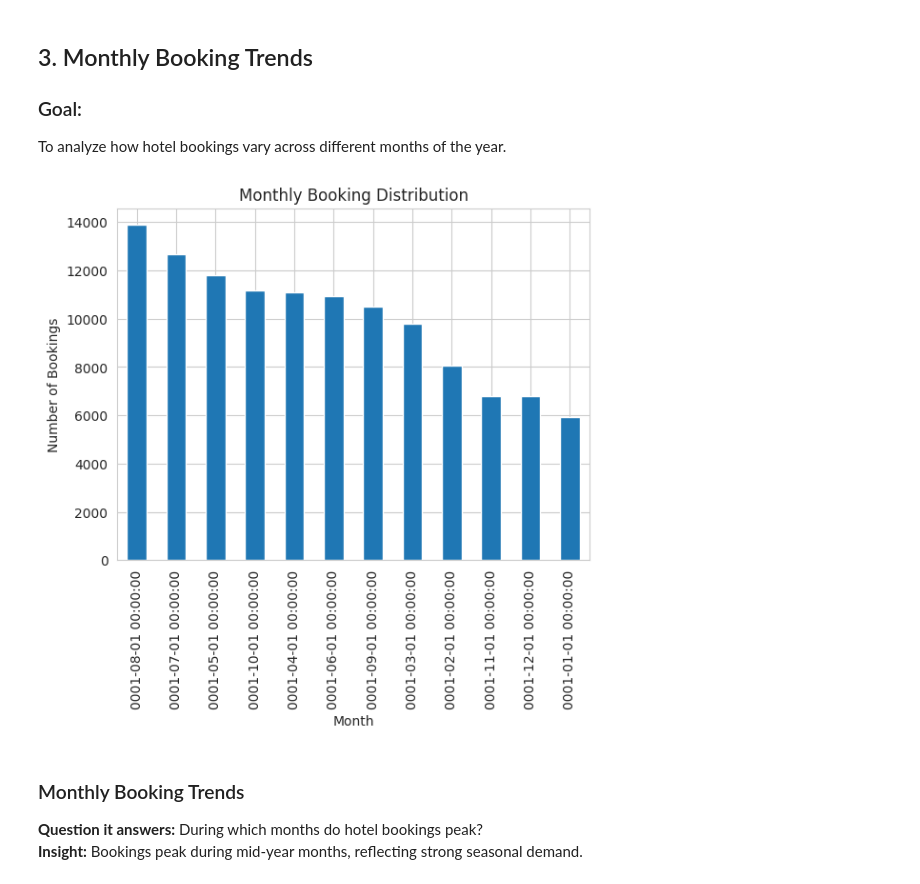
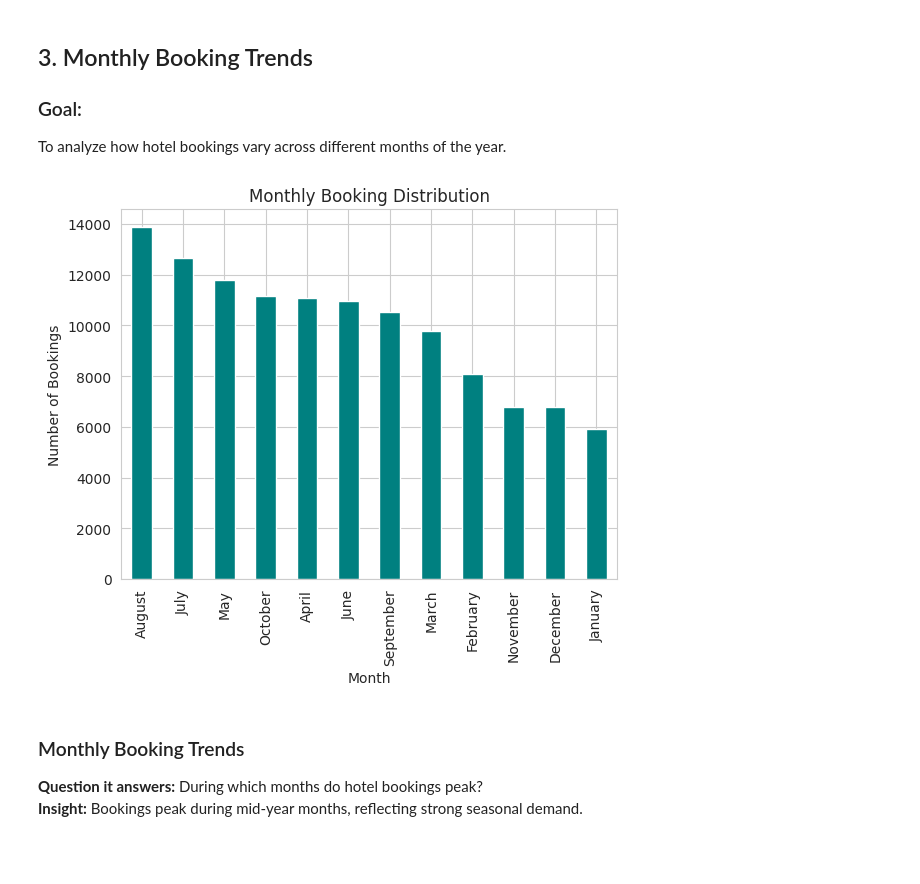
Before and after one commit to meermusaib20/Data_Science_Internship, a Jupyter notebook: Week_2_foundations/Project_1/Project_1/Week_2_DS_Project.ipynb, the cells around one changed output. Drawn from its saved outputs; the diff is of its cells as text; code cells hidden in the pictures; blank space fills up the shorter version.

```diff
--- a/Week_2_foundations/Project_1/Project_1/Week_2_DS_Project.ipynb
+++ b/Week_2_foundations/Project_1/Project_1/Week_2_DS_Project.ipynb
@@ -43,7 +43,7 @@ sns.set_style("whitegrid")
 ### Goal:
 To load the hotel booking dataset into a Pandas DataFrame and preview the data.
 # %%
-df = pd.read_csv("hotel_bookings.csv")
+df = pd.read_csv("/workspaces/Data_Science_Internship/Week_2_foundations/Project_1/Datasets/hotel_bookings.csv")
 df.head()
 # %% [output]
 |  | hotel | is_canceled | lead_time | arrival_date_year | arrival_date_month | arrival_date_week_number | ... |
@@ -139,14 +139,14 @@ for accurate analysis.
 To identify all columns containing date-related information and convert them
 into proper datetime format for accurate time-based analysis.
 # %%
-df["children"] = df["children"].astype(int)
+
 df["agent"] = df["agent"].astype(int)
 df["company"] = df["company"].astype(int)
 
 df.info()
 df.to_csv("Clean.csv")
 
-date_cols = ["reservation_status_date", "arrival_date_year","arrival_date_month","arrival_date_day_of_month"]
+date_cols = ["reservation_status_date"]
 for col in date_cols:
     df[col] = pd.to_datetime(df[col], errors="coerce")
 df.columns
@@ -226,13 +226,13 @@ plt.show()
 ### Goal:
 To analyze how hotel bookings vary across different months of the year.
 # %%
-df["arrival_date_month"].value_counts().plot(kind="bar")
+df["arrival_date_month"].value_counts().plot(kind="bar", color="teal")
 plt.title("Monthly Booking Distribution")
 plt.xlabel("Month")
 plt.ylabel("Number of Bookings")
 plt.show()
 # %% [output]
-[figure, old version]
+[figure, new version]
 # %% [markdown]
 ### Monthly Booking Trends
 **Question it answers:** During which months do hotel bookings peak?
```
Also changed, not shown: parts of 2 cells of this notebook, 2 other files.
